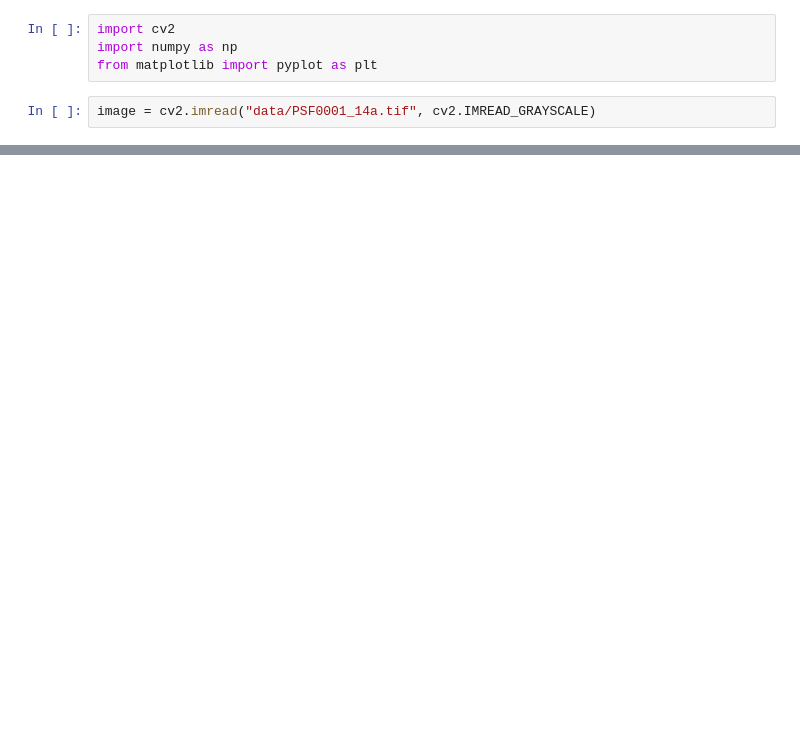
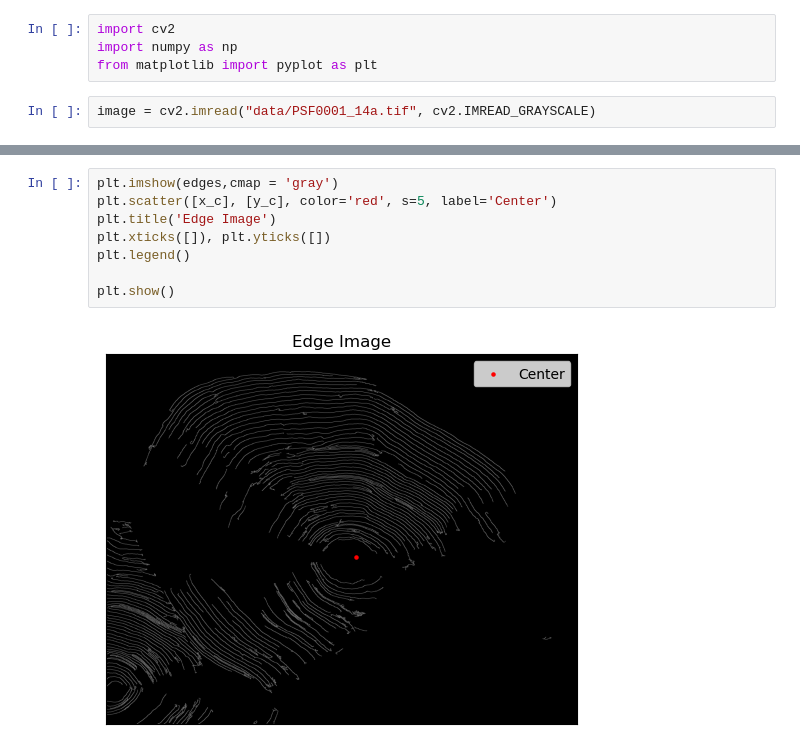
Before and after one commit to riyaeliza123/Automatic-scales-measurement, a Jupyter notebook: plot_transect.ipynb, the cells around one changed output, grey strips where cells are left out. Saved outputs shown, nothing was run; the diff lists cells and outputs as text; blank space fills up the shorter version.

```diff
--- a/plot_transect.ipynb
+++ b/plot_transect.ipynb
@@ -23 +17,11 @@ plt.show()
+# %%
+plt.imshow(edges,cmap = 'gray')
+plt.scatter([x_c], [y_c], color='red', s=5, label='Center')
+plt.title('Edge Image')
+plt.xticks([]), plt.yticks([])
+plt.legend()
+
+plt.show()
+# %% [output]
+[figure, added]
 # %%
```
Also changed, not shown: parts of 3 cells of this notebook, 2 other files.
